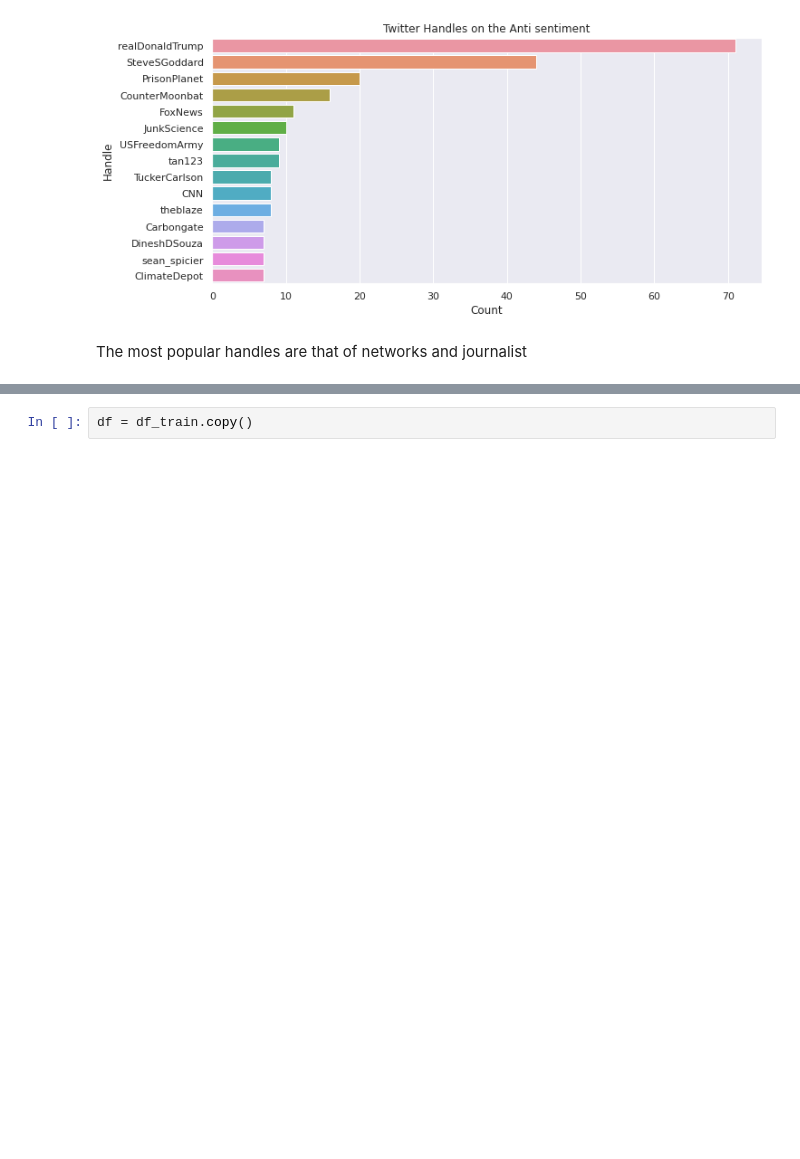
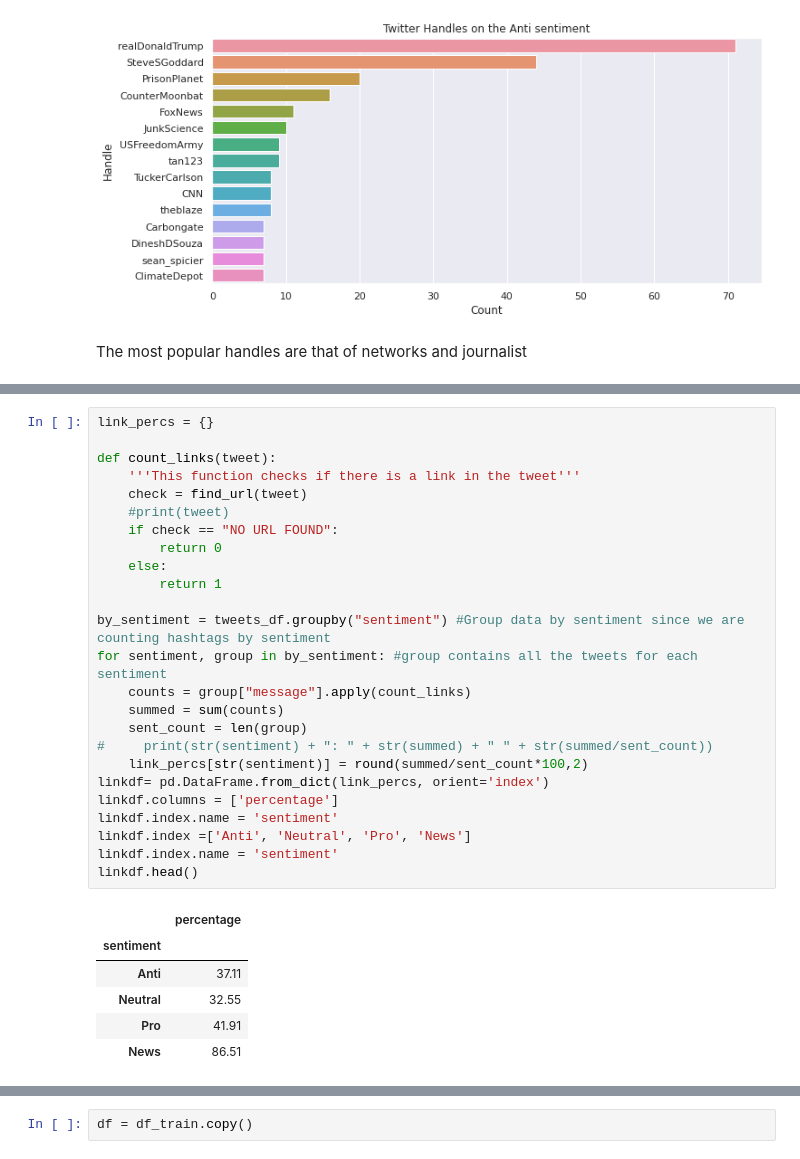
Before and after one commit to TomK24/classification-predict-Team-1, a Jupyter notebook: classification/Draft notebook combined.ipynb, the cells around one changed output, grey strips where cells are left out. Saved outputs shown, nothing was run; the diff lists cells and outputs as text; blank space fills up the shorter version.

```diff
--- a/classification/Draft notebook combined.ipynb
+++ b/classification/Draft notebook combined.ipynb
@@ -432,0 +456,32 @@ The most popular handles are that of networks and journalist
+# %%
+link_percs = {}
+
+def count_links(tweet):
+    '''This function checks if there is a link in the tweet'''
+    check = find_url(tweet)
+    #print(tweet)
+    if check == "NO URL FOUND":
+        return 0
+    else:
+        return 1
+
+by_sentiment = tweets_df.groupby("sentiment") #Group data by sentiment since we are counting hashtags by sentiment
+for sentiment, group in by_sentiment: #group contains all the tweets for each sentiment
+    counts = group["message"].apply(count_links)
+    summed = sum(counts)
+    sent_count = len(group)
+#     print(str(sentiment) + ": " + str(summed) + " " + str(summed/sent_count))
+    link_percs[str(sentiment)] = round(summed/sent_count*100,2)
+linkdf= pd.DataFrame.from_dict(link_percs, orient='index')
+linkdf.columns = ['percentage']
+linkdf.index.name = 'sentiment'
+linkdf.index =['Anti', 'Neutral', 'Pro', 'News']
+linkdf.index.name = 'sentiment'
+linkdf.head()
+# %% [output]
+|  | percentage |
+| sentiment |  |
+| Anti | 37.11 |
+| Neutral | 32.55 |
+| Pro | 41.91 |
+| News | 86.51 |
```
Also changed, not shown: parts of 21 cells of this notebook.
